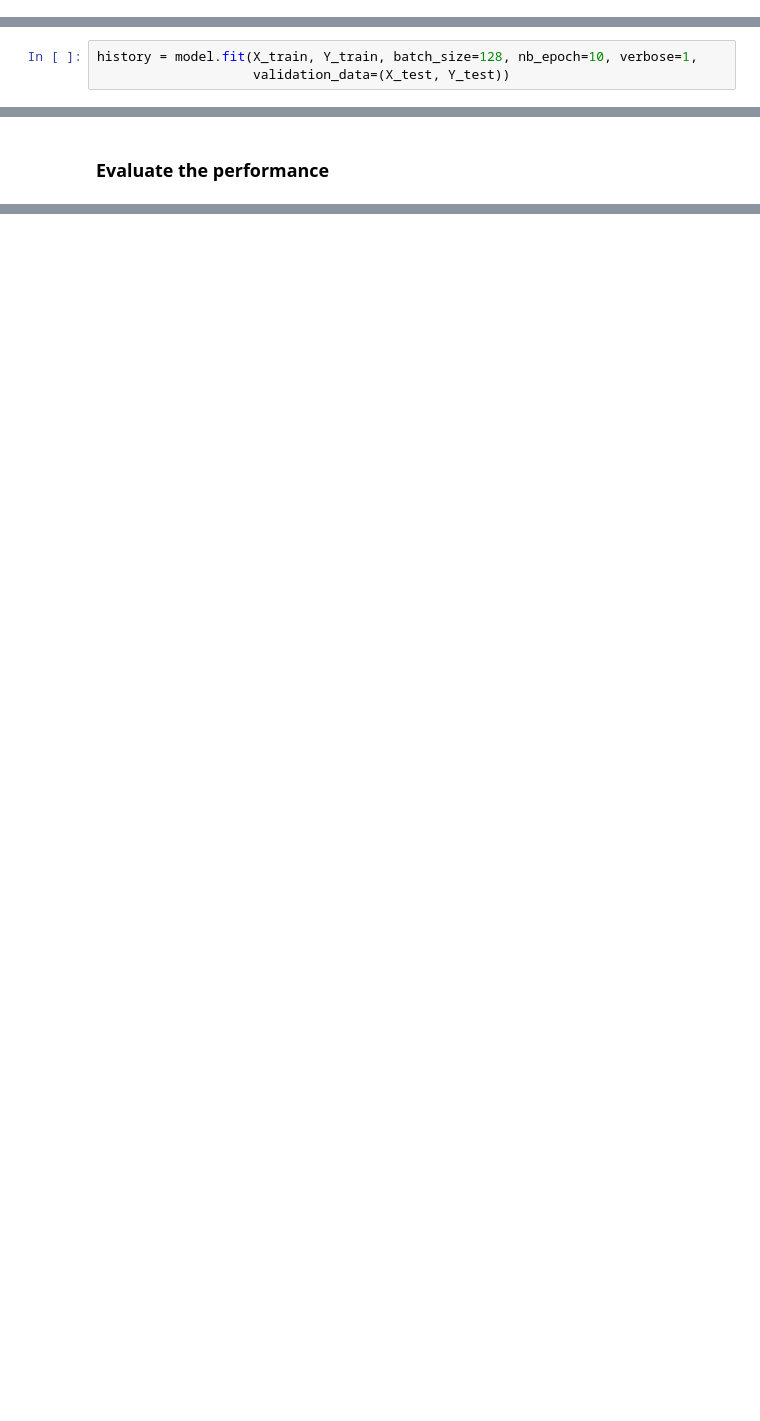
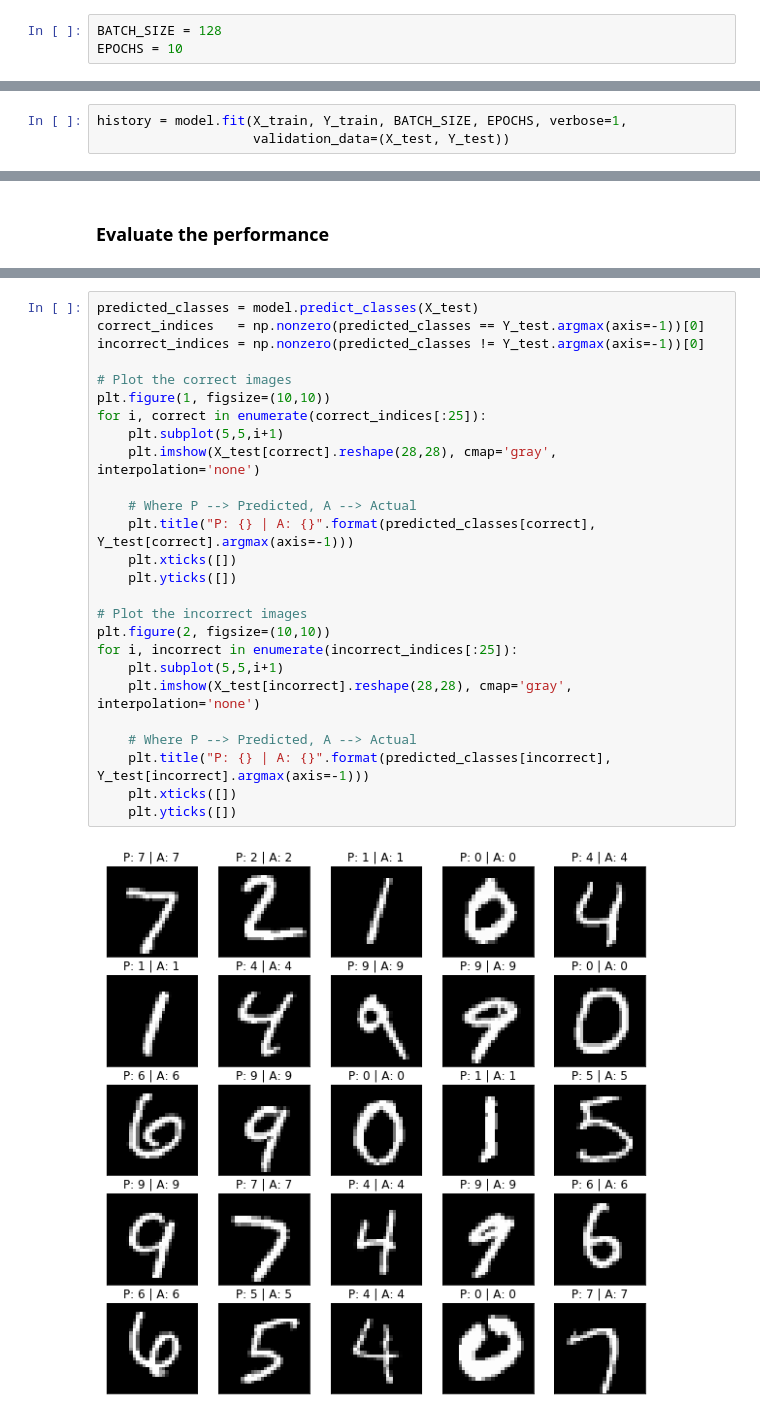
Before and after one commit to MorganReilly/HandwrittenDigitRecogniser, a Jupyter notebook: ts-keras-handwritten-nn.ipynb, the cells around one changed output, grey strips where cells are left out. Cells and saved outputs as stored; diff of their text form; blank space fills up the shorter version.

Commit message:
Added output plots
2 plots for visualising the correct and incorrect data

Shows Predicted and Actual

```diff
--- a/ts-keras-handwritten-nn.ipynb
+++ b/ts-keras-handwritten-nn.ipynb
@@ -33,3 +34,6 @@ Keras Version 2.3.1
+# %%
+BATCH_SIZE = 128
+EPOCHS = 10
 # %% [markdown]
 ### Load and Prepare Data Set
 
@@ -132,6 +136,6 @@ _________________________________________________________________
 # %% [markdown]
 ### Train the model
 # %%
-history = model.fit(X_train, Y_train, batch_size=128, nb_epoch=10, verbose=1,
+history = model.fit(X_train, Y_train, BATCH_SIZE, EPOCHS, verbose=1,
                     validation_data=(X_test, Y_test))
 # %% [output]
@@ -175,0 +195,28 @@ print (score)
+# %%
+predicted_classes = model.predict_classes(X_test)
+correct_indices   = np.nonzero(predicted_classes == Y_test.argmax(axis=-1))[0]
+incorrect_indices = np.nonzero(predicted_classes != Y_test.argmax(axis=-1))[0]
+
+# Plot the correct images
+plt.figure(1, figsize=(10,10))
+for i, correct in enumerate(correct_indices[:25]):
+    plt.subplot(5,5,i+1)
+    plt.imshow(X_test[correct].reshape(28,28), cmap='gray', interpolation='none')
+
+    # Where P --> Predicted, A --> Actual
+    plt.title("P: {} | A: {}".format(predicted_classes[correct], Y_test[correct].argmax(axis=-1)))
+    plt.xticks([])
+    plt.yticks([])
+
+# Plot the incorrect images
+plt.figure(2, figsize=(10,10))
+for i, incorrect in enumerate(incorrect_indices[:25]):
+    plt.subplot(5,5,i+1)
+    plt.imshow(X_test[incorrect].reshape(28,28), cmap='gray', interpolation='none')
+
+    # Where P --> Predicted, A --> Actual
+    plt.title("P: {} | A: {}".format(predicted_classes[incorrect], Y_test[incorrect].argmax(axis=-1)))
+    plt.xticks([])
+    plt.yticks([])
+# %% [output]
+[figure, added]
```
Also changed, not shown: parts of 10 cells of this notebook.
